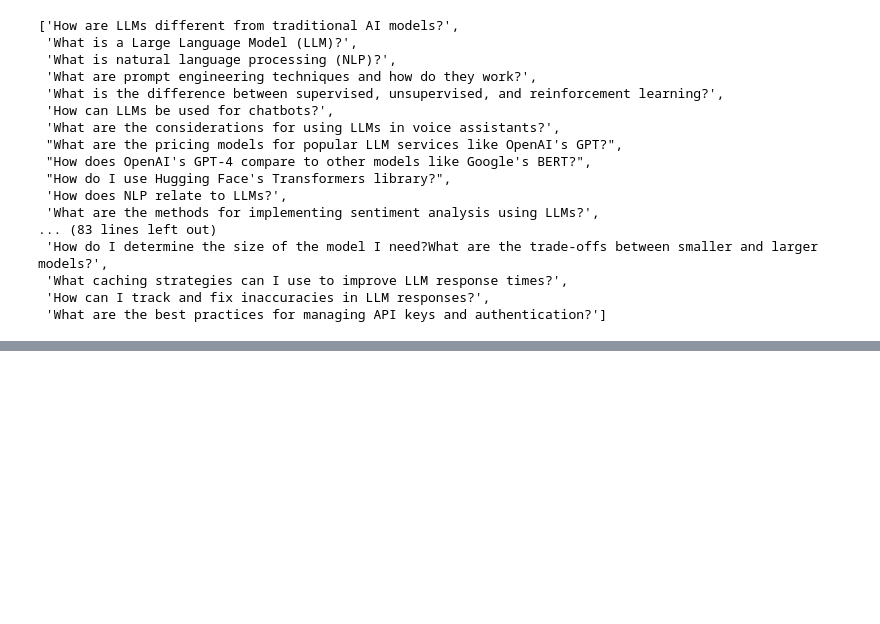
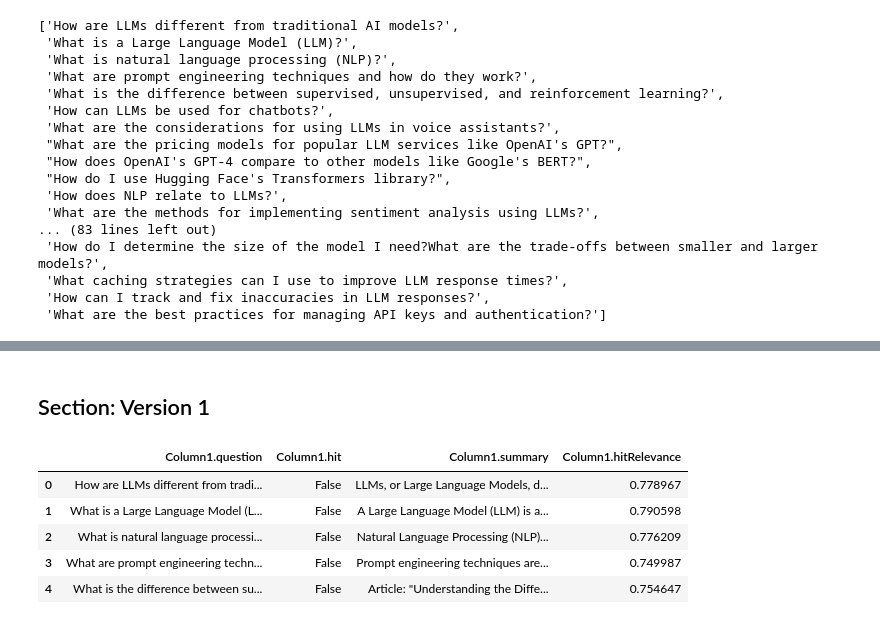
Before and after one commit to BraidTechnologies/Studio, a Jupyter notebook: BoxerTest/test output/output_exploration.ipynb, the cells around one changed output, grey strips where cells are left out. Cells and saved outputs as stored; diff of their text form; code cells hidden in the pictures; blank space fills up the shorter version.

Commit message:
Test Results : Using same embeddings as  V1 in baseline

```diff
--- a/BoxerTest/test output/output_exploration.ipynb
+++ b/BoxerTest/test output/output_exploration.ipynb
@@ -98,0 +214,16 @@ followUps_baseline
+# %% [markdown]
+## Section: Version 1
+# %%
+output_path_v1 = 'test_output_v1_baseline_2024_08_22_14_50_49.xlsx'
+
+# Read the Excel file into a pandas DataFrame
+output_v1_df = pd.read_excel(output_path_v1)
+
+output_v1_df.head()  # Print the first 5 rows of the DataFrame
+# %% [output]
+|  | Column1.question | Column1.hit | Column1.summary | Column1.hitRelevance |
+| 0 | How are LLMs different from tradi... | False | LLMs, or Large Language Models, d... | 0.778967 |
+| 1 | What is a Large Language Model (L... | False | A Large Language Model (LLM) is a... | 0.790598 |
+| 2 | What is natural language processi... | False | Natural Language Processing (NLP)... | 0.776209 |
+| 3 | What are prompt engineering techn... | False | Prompt engineering techniques are... | 0.749987 |
+| 4 | What is the difference between su... | False | Article: "Understanding the Diffe... | 0.754647 |
```
Also changed, not shown: parts of 45 cells of this notebook, 2 other files.
